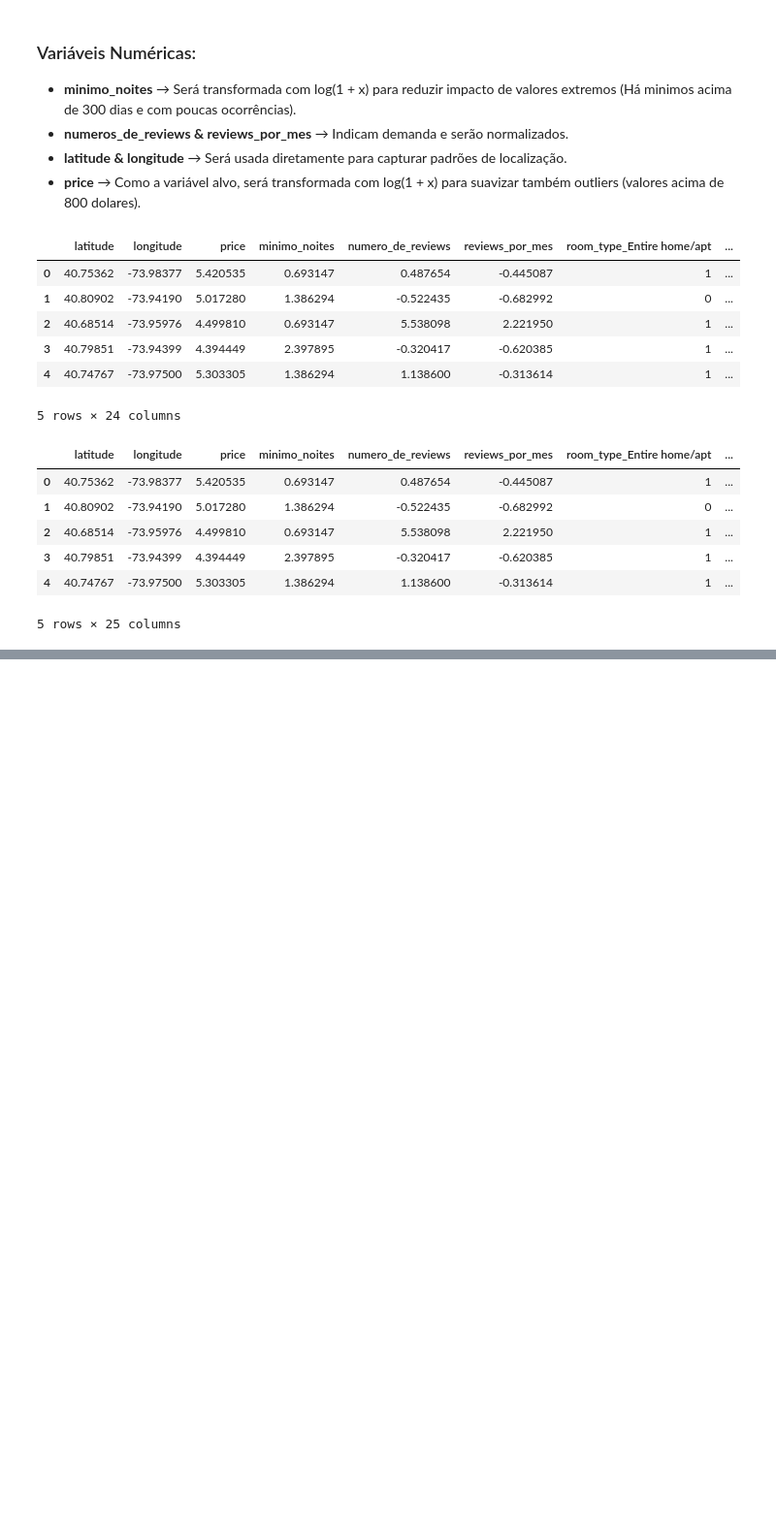
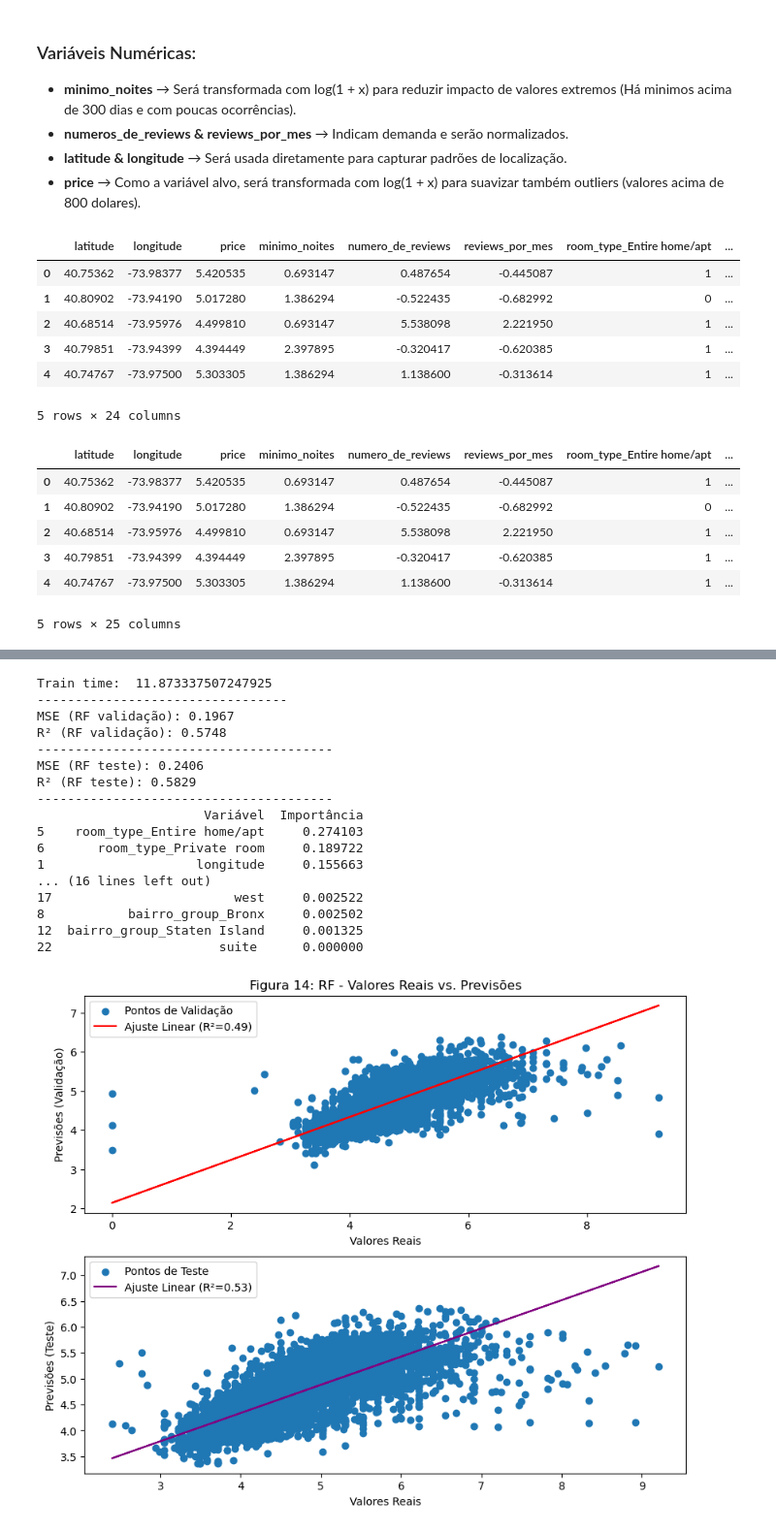
Before and after one commit to DaniloDC07/-Lighthouse-Desafio-Ci-ncia-de-Dados-2025, a Jupyter notebook: Desafio LIGHTHOUSE.ipynb, the cells around one changed output, grey strips where cells are left out. Shown at 97% size. Cells and saved outputs as stored; diff of their text form; code cells hidden in the pictures; blank space fills up the shorter version.

```diff
--- a/Desafio LIGHTHOUSE.ipynb
+++ b/Desafio LIGHTHOUSE.ipynb
@@ -810,2 +887,72 @@ KeyboardInterrupt:
+# %%
+# Teste
+features_ = df_test.drop(columns=['price'])
+target_ = df_test['price']
+
+y_pred_rf_test = best_rf.predict(features_)
+
+mse_rf_test = mean_squared_error(target_, y_pred_rf_test)
+r2_rf_test = r2_score(target_, y_pred_rf_test)
+
+# Importância das features
+importancia = best_rf.feature_importances_
+importancia_df = pd.DataFrame({
+    'Variável': X.columns,
+    'Importância': importancia
+})
+importancia_df = importancia_df.sort_values(by='Importância', ascending=False)
+
+# Ajuste Linear (Validação)
+slope, intercept, _, _, _ = linregress(y_val, y_pred_rf)
+ajuste_rf = slope * y_val + intercept
+
+# Ajuste Linear (Teste)
+slope, intercept, _, _, _ = linregress(target_, y_pred_rf_test)
+ajuste_rf_test = slope * target_.values + intercept
+
+fig, ax = plt.subplots(2, figsize=(10,8))
+
+ax[0].scatter(y_val, y_pred_rf, label='Pontos de Validação')
+ax[0].plot(y_val, ajuste_rf, color='red', label=f'Ajuste Linear (R²={r2_rl:.2f})')
+ax[0].set_xlabel('Valores Reais')
+ax[0].set_ylabel('Previsões (Validação)')
+ax[0].set_title('Figura 14: RF - Valores Reais vs. Previsões')
+ax[0].legend()
+
+ax[1].scatter(target_, y_pred_rf_test, label='Pontos de Teste')
+ax[1].plot(target_, ajuste_rf_test, color='purple', label=f'Ajuste Linear (R²={r2_rl_test:.2f})')
+ax[1].set_xlabel('Valores Reais')
+ax[1].set_ylabel('Previsões (Teste)')
+ax[1].legend()
+
+# Prints
+print("Train time: ", time_rf)
+print("---------------------------------")
+print(f"MSE (RF validação): {mse_rf:.4f}")
+print(f"R² (RF validação): {r2_rf:.4f}")
+print("---------------------------------------")
+print(f"MSE (RF teste): {mse_rf_test:.4f}")
+print(f"R² (RF teste): {r2_rf_test:.4f}")
+print("---------------------------------------")
+print(importancia_df)
+# %% [output]
+Train time:  11.873337507247925
+---------------------------------
+MSE (RF validação): 0.1967
+R² (RF validação): 0.5748
+---------------------------------------
+MSE (RF teste): 0.2406
+R² (RF teste): 0.5829
+---------------------------------------
+                      Variável  Importância
+5    room_type_Entire home/apt     0.274103
+6       room_type_Private room     0.189722
+1                    longitude     0.155663
+... (16 lines left out)
+17                        west     0.002522
+8           bairro_group_Bronx     0.002502
+12  bairro_group_Staten Island     0.001325
+22                      suite      0.000000
+[figure, added]
 # %%
 d = pd.DataFrame({
```
Also changed, not shown: parts of 13 cells of this notebook, 1 other file.
